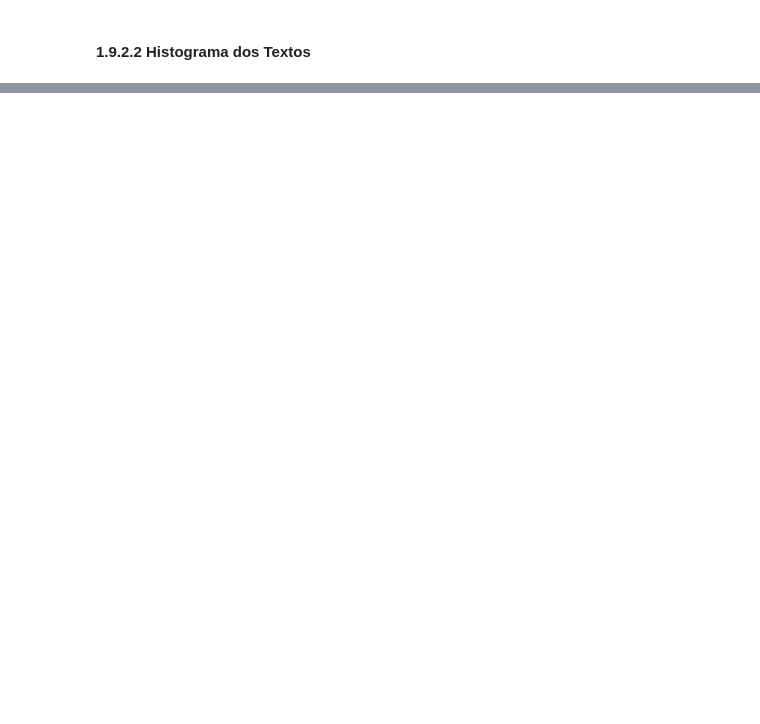
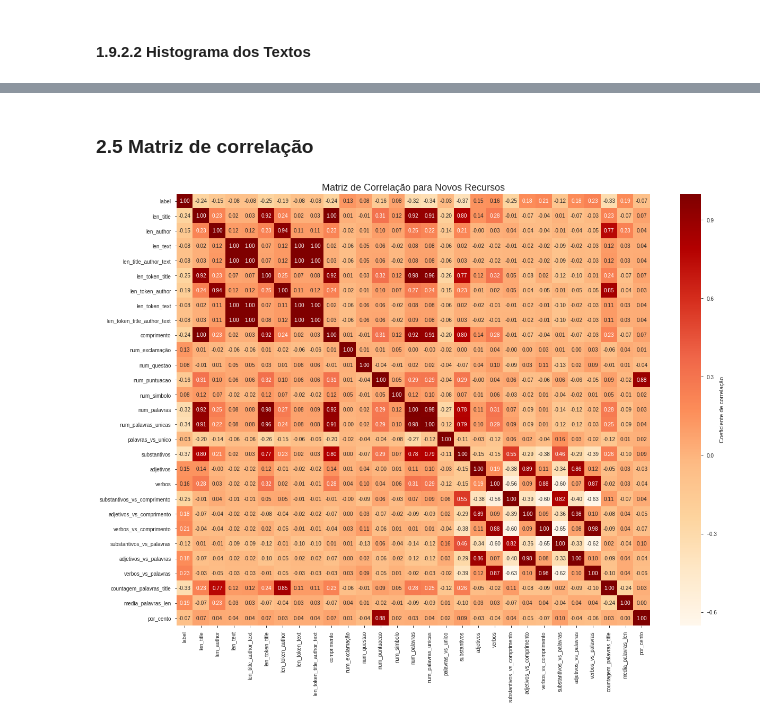
Before and after one commit to JoaoVitorBracale/fatect-news, a Jupyter notebook: Análise Exploratória.ipynb, the cells around one changed output, grey strips where cells are left out. Saved outputs shown, nothing was run; the diff lists cells and outputs as text; code cells hidden in the pictures; blank space fills up the shorter version.

Commit message:
Adicionado grafico boxplot e correlação
Adicionado grafico boxplot e correlação

```diff
--- a/Análise Exploratória.ipynb
+++ b/Análise Exploratória.ipynb
@@ -302,0 +461,11 @@ plt.legend()
+# %% [markdown]
+<a id='matriz_correlacao'></a>
+### 2.5 Matriz de correlação
+# %%
+f, ax = plt.subplots(figsize= [20,15])
+sns.heatmap(train_data.drop(['id','title'], axis=1).corr(), annot=True, fmt=".2f", ax=ax,
+            cbar_kws={'label': 'Coeficiente de correlação'}, cmap='OrRd')
+ax.set_title("Matriz de Correlação para Novos Recursos", fontsize=18)
+plt.show()
+# %% [output]
+[figure, added]
```
Also changed, not shown: parts of 41 cells of this notebook.
